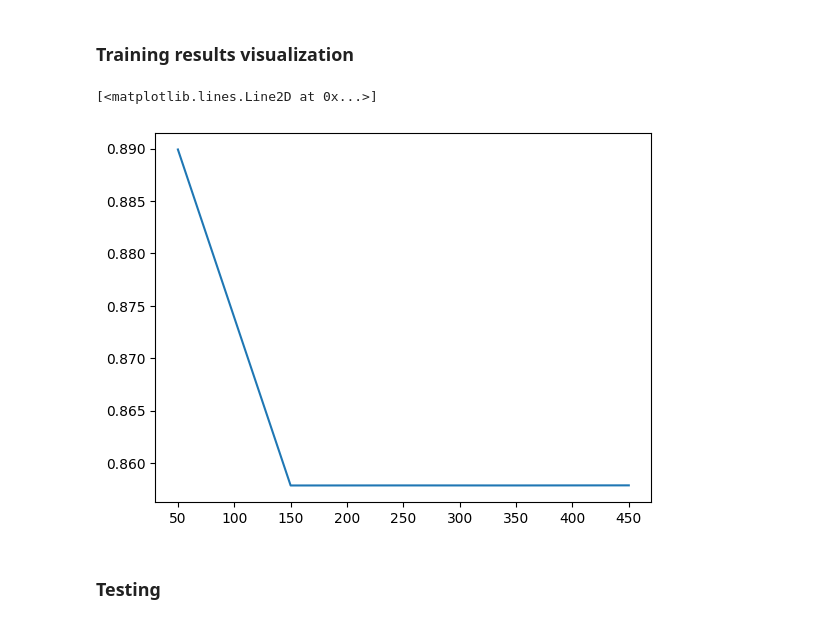
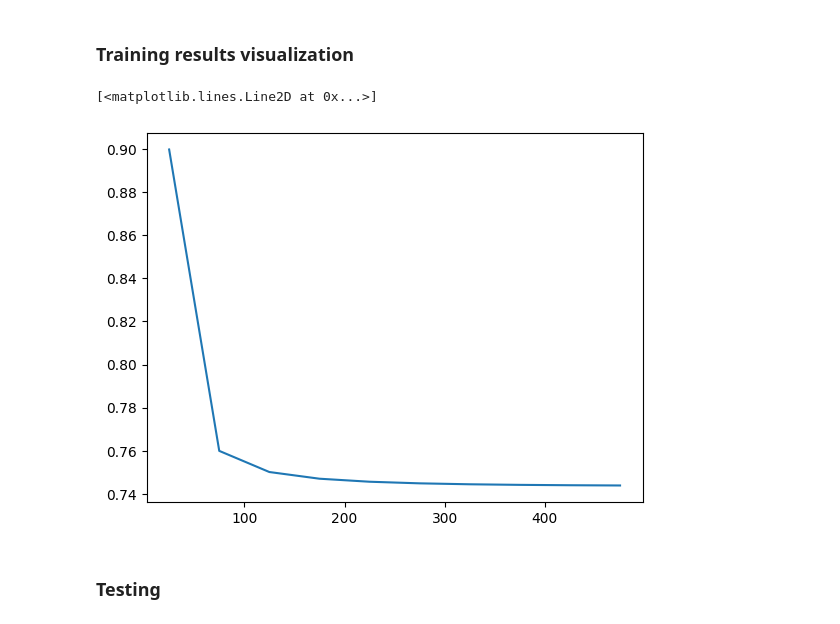
Before and after one commit to Dalsaetra/unitary_memory_indexing_recreated, a Jupyter notebook: notebooks/main.ipynb, the cells around one changed output. Cells and saved outputs as stored; diff of their text form; code cells hidden in the pictures.

```diff
--- a/notebooks/main.ipynb
+++ b/notebooks/main.ipynb
@@ -76,7 +78,7 @@ training_loader = torch.utils.data.DataLoader(training_data, batch_size=BATCH_SI
 # %% [markdown]
 ### Create model
 # %%
-model = UMI(2,n_categories,L2=True)
+model = UMI(2,n_categories,L2=False)
 # %%
 model(torch.tensor([1.,0.]))
 # %% [output]
@@ -122,12 +124,13 @@ epoch_data, loss_data = train(training_loader,model,n_epochs=500)
 # %% [markdown]
 ### Training results visualization
 # %%
-epoch_data_avgd = epoch_data.reshape(5,-1).mean(axis=1)
-loss_data_avgd = loss_data.reshape(5,-1).mean(axis=1)
+epoch_data_avgd = epoch_data.reshape(10,-1).mean(axis=1)
+loss_data_avgd = loss_data.reshape(10,-1).mean(axis=1)
 plt.plot(epoch_data_avgd,loss_data_avgd)
+# plt.plot(epoch_data,loss_data)
 # %% [output]
 [<matplotlib.lines.Line2D at 0x...>]
-[figure, old version]
+[figure, new version]
 # %% [markdown]
 ### Testing
 # %%
```
Also changed, not shown: parts of 6 cells of this notebook, 1 other file.
